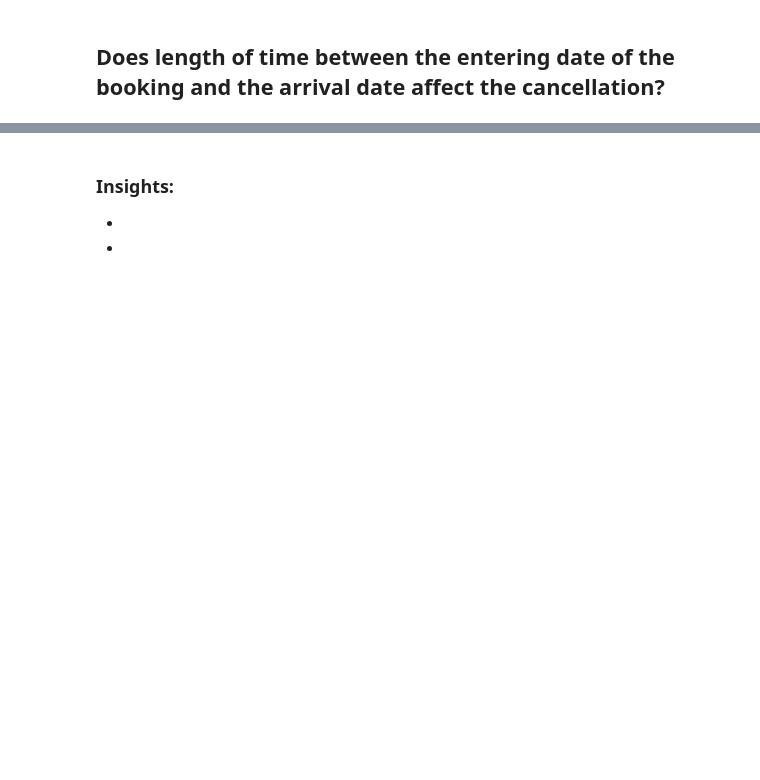
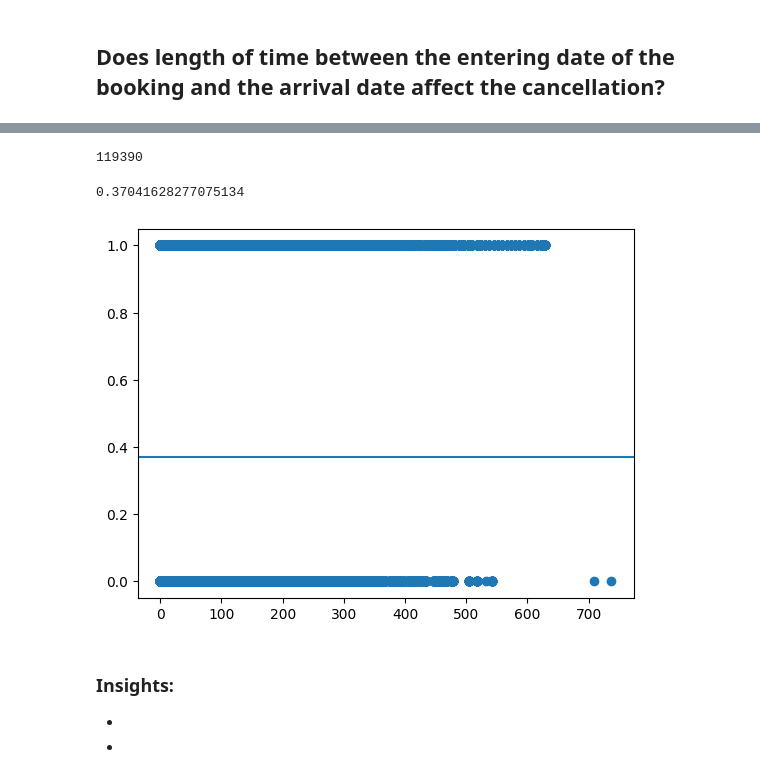
Before and after one commit to Tuwaiq-Data-Science-Bootcamp-V5/CV_and_GS-Lab1, a Jupyter notebook: CV_Assignment.ipynb, the cells around one changed output, grey strips where cells are left out. Drawn from its saved outputs; the diff is of its cells as text; code cells hidden in the pictures; blank space fills up the shorter version.

```diff
--- a/CV_Assignment.ipynb
+++ b/CV_Assignment.ipynb
@@ -119,3 +131,21 @@ df.describe(include='object')
+# %%
+len(df)
+# %% [output]
+119390
+# %%
+df['is_canceled'].value_counts()[1]/len(df)
+# %% [output]
+0.37041628277075134
+# %%
+
+plt.scatter(x=df['lead_time'],y=df['is_canceled'])
+
+plt.axhline(df['is_canceled'].value_counts()[1]/len(df) # type: ignore
+)
+
+plt.show()
+# %% [output]
+[figure, added]
 # %% [markdown]
 ### Insights:
 -
```
Also changed, not shown: parts of 25 cells of this notebook.
